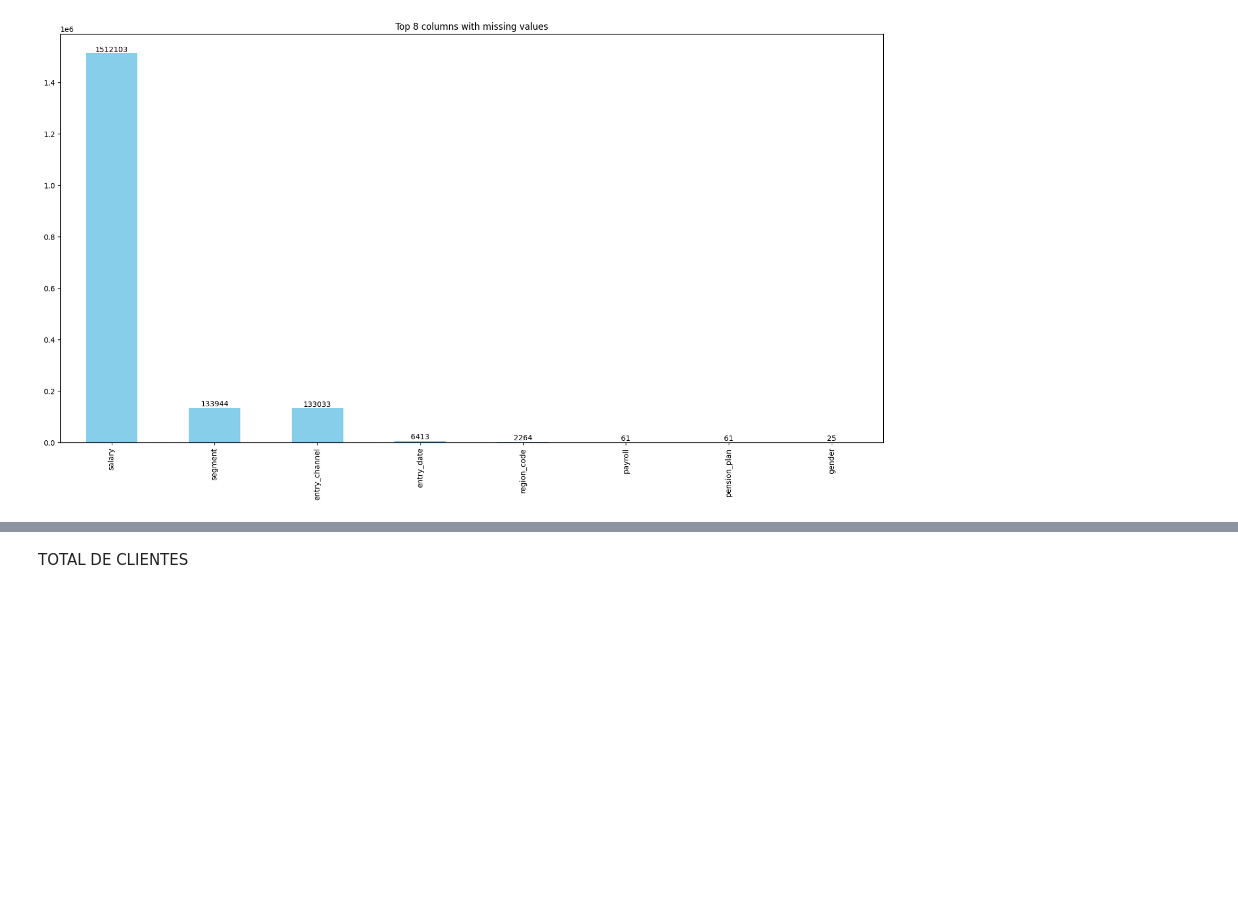
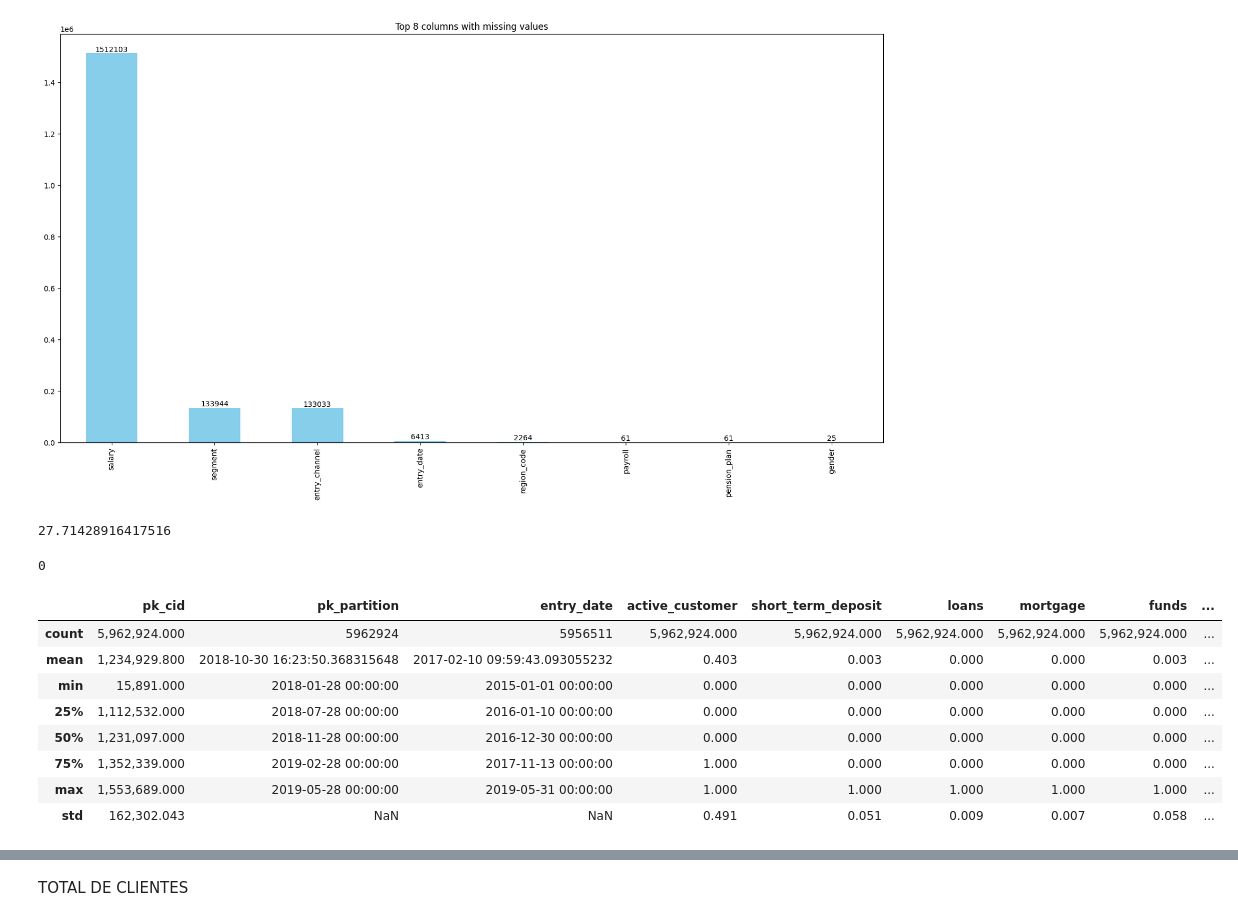
Before and after one commit to jascicz/easy_money_Project, a Jupyter notebook: javier-Proyecto.ipynb, the cells around one changed output, grey strips where cells are left out. Drawn from its saved outputs; the diff is of its cells as text; code cells hidden in the pictures; blank space fills up the shorter version.

```diff
--- a/javier-Proyecto.ipynb
+++ b/javier-Proyecto.ipynb
@@ -72,3 +72,26 @@ plt.title('Top 8 columns with missing values')
 plt.show()
 # %% [output]
 [figure]
+# %%
+# porcentaje de valores nulos en el dataset ---> 27.71%
+df_full.isna().sum().sum()/df_full.shape[0]*100
+# %% [output]
+27.71428916417516
+# %%
+# conocer los duplicados en el dataset
+df_full.duplicated().sum()
+# No presenta duplicados el dataset
+# %% [output]
+0
+# %%
+df_full.describe()
+# %% [output]
+|  | pk_cid | pk_partition | entry_date | active_customer | short_term_deposit | loans | mortgage | funds | ... |
+| count | 5,962,924.000 | 5962924 | 5956511 | 5,962,924.000 | 5,962,924.000 | 5,962,924.000 | 5,962,924.000 | 5,962,924.000 | ... |
+| mean | 1,234,929.800 | 2018-10-30 16:23:50.368315648 | 2017-02-10 09:59:43.093055232 | 0.403 | 0.003 | 0.000 | 0.000 | 0.003 | ... |
+| min | 15,891.000 | 2018-01-28 00:00:00 | 2015-01-01 00:00:00 | 0.000 | 0.000 | 0.000 | 0.000 | 0.000 | ... |
+| 25% | 1,112,532.000 | 2018-07-28 00:00:00 | 2016-01-10 00:00:00 | 0.000 | 0.000 | 0.000 | 0.000 | 0.000 | ... |
+| 50% | 1,231,097.000 | 2018-11-28 00:00:00 | 2016-12-30 00:00:00 | 0.000 | 0.000 | 0.000 | 0.000 | 0.000 | ... |
+| 75% | 1,352,339.000 | 2019-02-28 00:00:00 | 2017-11-13 00:00:00 | 1.000 | 0.000 | 0.000 | 0.000 | 0.000 | ... |
+| max | 1,553,689.000 | 2019-05-28 00:00:00 | 2019-05-31 00:00:00 | 1.000 | 1.000 | 1.000 | 1.000 | 1.000 | ... |
+| std | 162,302.043 | NaN | NaN | 0.491 | 0.051 | 0.009 | 0.007 | 0.058 | ... |
```
Also changed, not shown: parts of 5 cells of this notebook.
